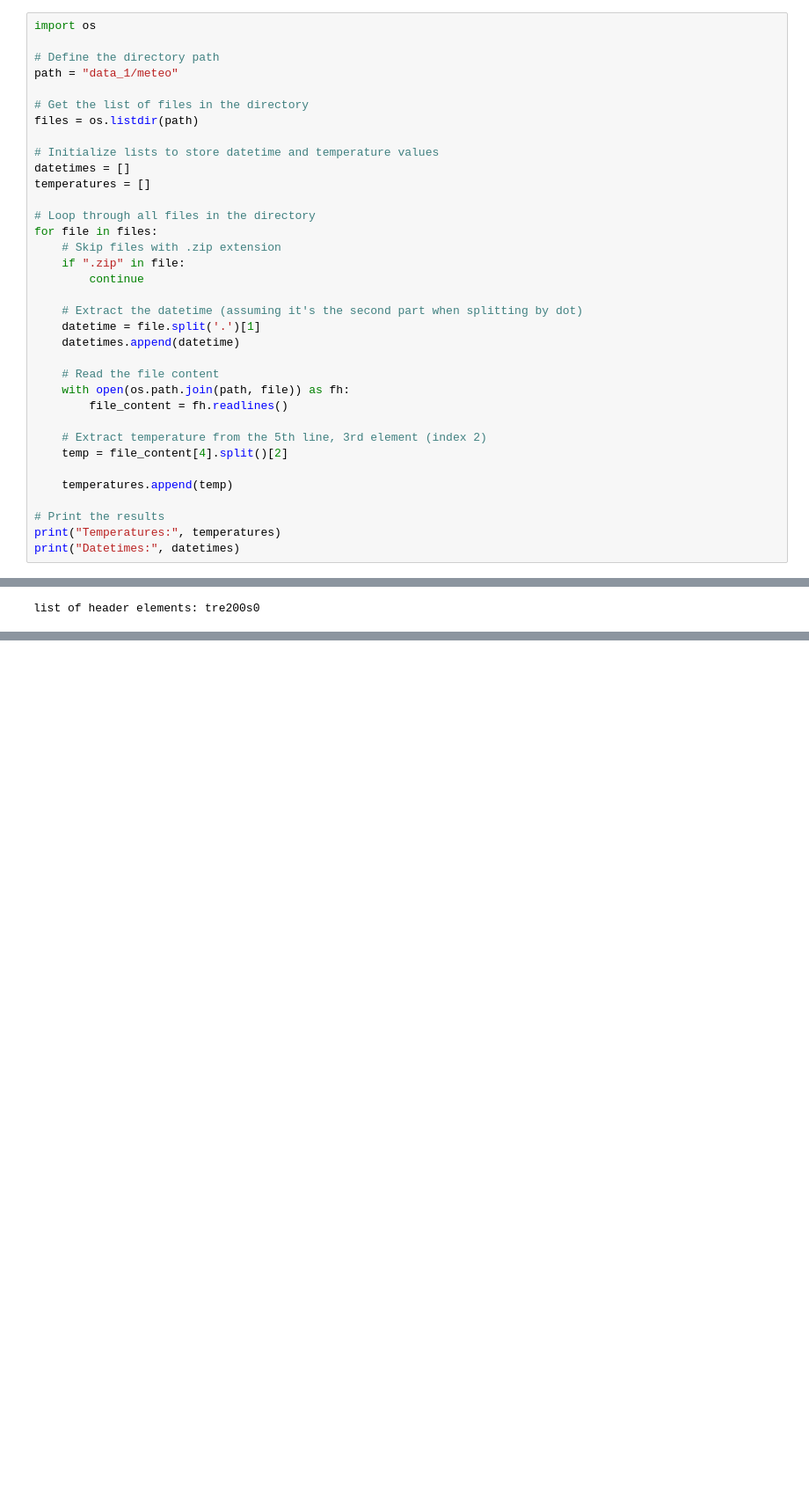
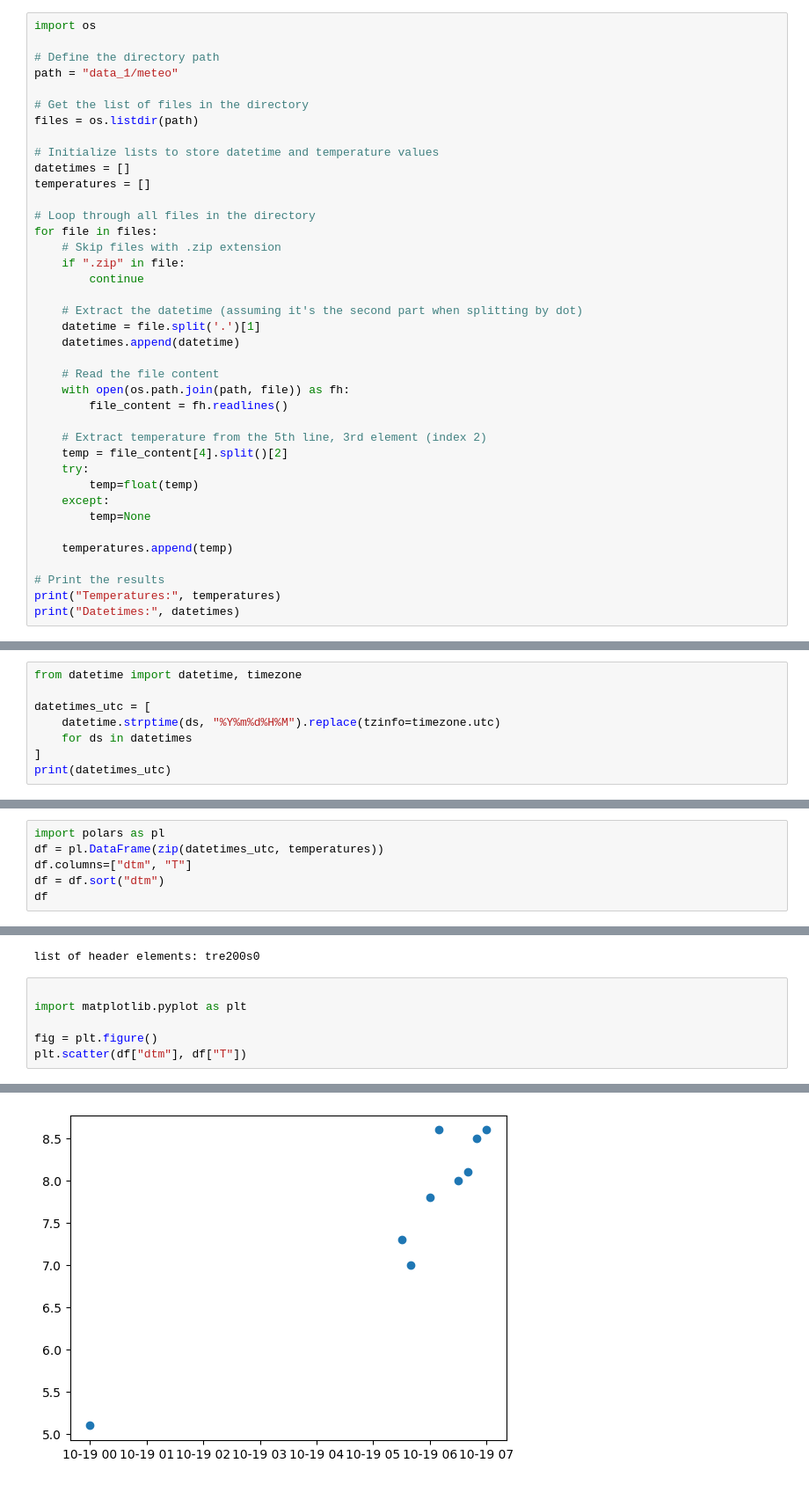
Before and after one commit to silas1995/silas_kadigym_project, a Jupyter notebook: meteo.ipynb, the cells around one changed output, grey strips where cells are left out. Shown at 88% size. Saved outputs shown, nothing was run; the diff lists cells and outputs as text; blank space fills up the shorter version.

```diff
--- a/meteo.ipynb
+++ b/meteo.ipynb
@@ -80,6 +80,10 @@ for file in files:
 
     # Extract temperature from the 5th line, 3rd element (index 2)
     temp = file_content[4].split()[2]
+    try:
+        temp=float(temp)
+    except:
+        temp=None
 
     temperatures.append(temp)
 
@@ -91 +95,9 @@ Temperatures: ['005.1', '/', '007.3', '007.0', '007.8', '008.6', '008.0', '008.1
 Datetimes: ['202310190000', '202310190520', '202310190530', '202310190540', '202310190600', '202310190610', '202310190630', '202310190640', '202310190650', '202310190700', '202401111520', '20240111153 ...
+# %%
+from datetime import datetime, timezone
+
+datetimes_utc = [
+    datetime.strptime(ds, "%Y%m%d%H%M").replace(tzinfo=timezone.utc)
+    for ds in datetimes
+]
+print(datetimes_utc)
@@ -94,3 +108,9 @@ header=file_content[3]
 print(header)
 # %% [output]
 iii zzzztttt tre200s0 uor200s0 prestas0 fa1010z0 da1010z0 rre150z0 ta1200s0 ua1200s0 pa1stas0 fkl010z0 dkl010z0 ra1150z0 fkl010z1 gor000z0 ta2200s0 ua2200s0
+# %%
+import polars as pl
+df = pl.DataFrame(zip(datetimes_utc, temperatures))
+df.columns=["dtm", "T"]
+df = df.sort("dtm")
+df
@@ -99,3 +134,10 @@ header_list=header.split()[2]
 print("list of header elements:",header_list)
 # %% [output]
 list of header elements: tre200s0
+# %%
+
+import matplotlib.pyplot as plt
+
+fig = plt.figure()
+plt.scatter(df["dtm"], df["T"])
+# %% [output]
@@ -101,0 +145 @@ list of header elements: tre200s0
+[figure, added]
```
Also changed, not shown: parts of 6 cells of this notebook, 1 other file.
